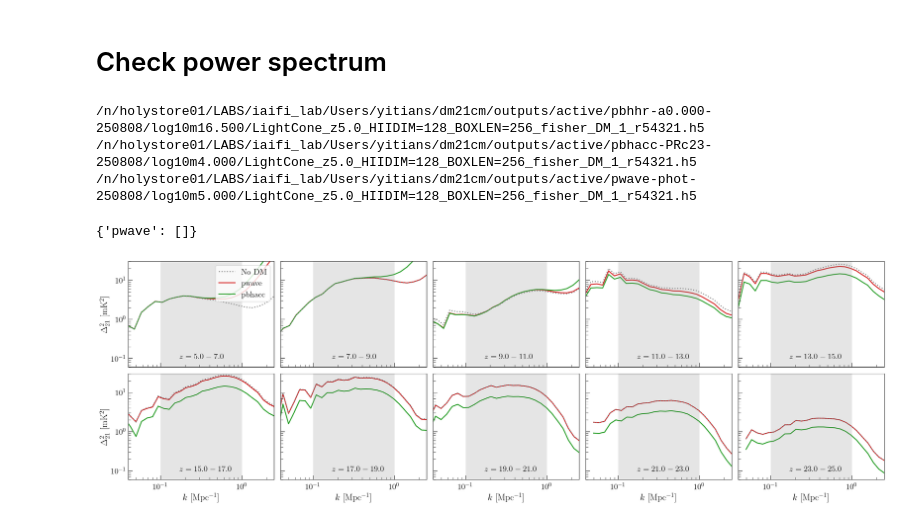
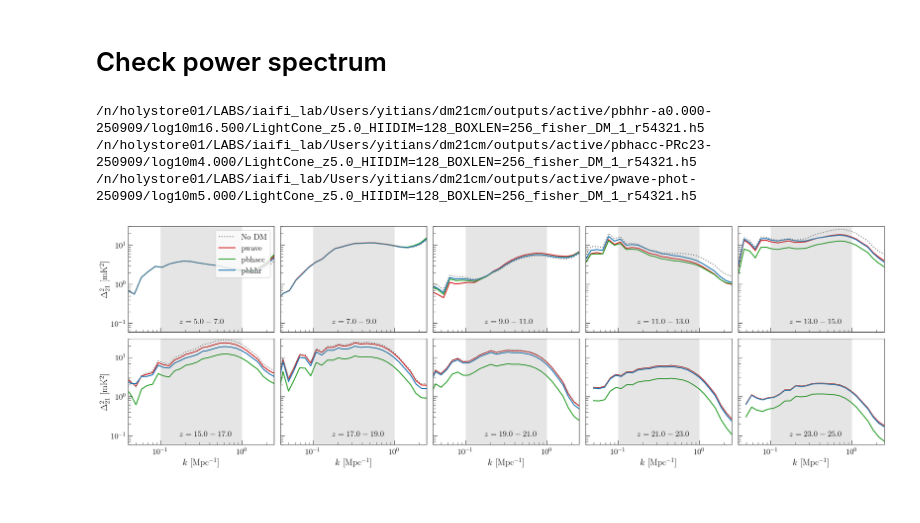
Before and after one commit to yitiansun/DM21cm, a Jupyter notebook: plotting/cmp_scenarios.ipynb, the cells around one changed output. Saved outputs shown, nothing was run; the diff lists cells and outputs as text; code cells hidden in the pictures.

```diff
--- a/plotting/cmp_scenarios.ipynb
+++ b/plotting/cmp_scenarios.ipynb
@@ -169,21 +169,16 @@ fig.savefig("../plotting/paper2/inj-scenarios.png", dpi=300)
 from analysis.ps import powerspectra
 # %%
 lcs = {}
-for k, v in dirs.items():
-    fn = f"{outputs_dir}{v}/{inj_fn}"
+for k, fn in fn_d.items():
     print(fn)
     lcs[k] = p21c.LightCone.read(fn)
 
 for k, lc in lcs.items():
     lc.brightness_temp = (lc.brightness_temp - lc_bkg.brightness_temp) * multiplier_d[k] + lc_bkg.brightness_temp
 # %% [output]
-/n/holystore01/LABS/iaifi_lab/Users/yitians/dm21cm/outputs/active/pbhhr-a0.000-250808/log10m16.500/LightCone_z5.0_HIIDIM=128_BOXLEN=256_fisher_DM_1_r54321.h5
-/n/holystore01/LABS/iaifi_lab/Users/yitians/dm21cm/outputs/active/pbhacc-PRc23-250808/log10m4.000/LightCone_z5.0_HIIDIM=128_BOXLEN=256_fisher_DM_1_r54321.h5
-/n/holystore01/LABS/iaifi_lab/Users/yitians/dm21cm/outputs/active/pwave-phot-250808/log10m5.000/LightCone_z5.0_HIIDIM=128_BOXLEN=256_fisher_DM_1_r54321.h5
+/n/holystore01/LABS/iaifi_lab/Users/yitians/dm21cm/outputs/active/pbhhr-a0.000-250909/log10m16.500/LightCone_z5.0_HIIDIM=128_BOXLEN=256_fisher_DM_1_r54321.h5
+/n/holystore01/LABS/iaifi_lab/Users/yitians/dm21cm/outputs/active/pbhacc-PRc23-250909/log10m4.000/LightCone_z5.0_HIIDIM=128_BOXLEN=256_fisher_DM_1_r54321.h5
+/n/holystore01/LABS/iaifi_lab/Users/yitians/dm21cm/outputs/active/pwave-phot-250909/log10m5.000/LightCone_z5.0_HIIDIM=128_BOXLEN=256_fisher_DM_1_r54321.h5
-# %%
-ps_d
-# %% [output]
-{'pwave': []}
 # %%
 ps_bkg_s = []
 ps_d = {}
@@ -213,32 +208,35 @@ for i, ax in enumerate(axs.flat):
     ps_bkg = ps_bkg_s[i]
     ps_0 = ps_d['pwave'][i]
     ps_1 = ps_d['pbhacc'][i]
+    ps_2 = ps_d['pbhhr'][i]
     label_0 = 'pwave'
     label_1 = 'pbhacc'
+    label_2 = 'pbhhr'
 
     ax.plot(ps_bkg["k"], ps_bkg["delta"], color="gray", ls=':', label='No DM', lw=2, zorder=2)
     ax.plot(ps_0["k"], ps_0["delta"], color="C0", label=label_0, lw=2, zorder=0)
     ax.plot(ps_1["k"], ps_1["delta"], color="C1", label=label_1, lw=2, zorder=1)
+    ax.plot(ps_2["k"], ps_2["delta"], color="C2", label=label_2, lw=2, zorder=1)
 
     ax.axvspan(0.1, 1, color='gray', ec='none', alpha=0.2)
 
     ax.text(0.35, 0.08, rf"$z={z_start:.1f}-{z_end:.1f}$", transform=ax.transAxes, fontsize=16)
     ax.set(xscale="log", yscale="log", xlim=(0.04, 2.5))
     ax.tick_params(axis='x', which='major', direction='in', length=8, pad=8)
     ax.tick_params(axis='y', which='major', direction='in', length=8, pad=4)
     ax.tick_params(axis='x', which='minor', direction='in', length=5, pad=8)
     ax.tick_params(axis='y', which='minor', direction='in', length=5, pad=4)
 
 
 for i in range(5, 10):
     axs.flat[i].set_xlabel(r"$k$ [Mpc$^{-1}$]", fontsize=18)
 for i in [0, 5]:
     axs.flat[i].set_ylabel(r"$\Delta_{21}^2$ [mK$^2$]", fontsize=18)
 
 axs.flat[0].legend(fontsize=16, loc='upper right')
 axs.flat[0].set(ylim=(6e-2, 3e1))
 
 fig.tight_layout()
 # fig.savefig(f"plots/ps_small_inj.pdf", bbox_inches='tight')
 # %% [output]
-[figure, old version]
+[figure, new version]
```
Also changed, not shown: parts of 1 cell of this notebook, 8 other files.
